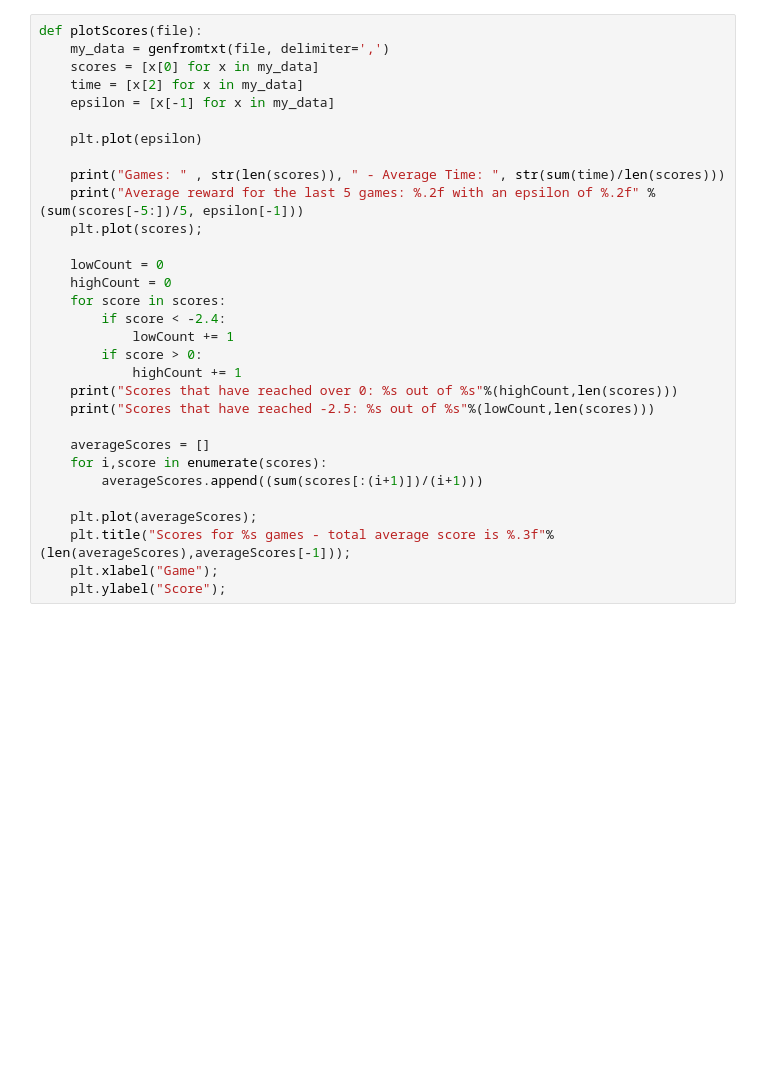
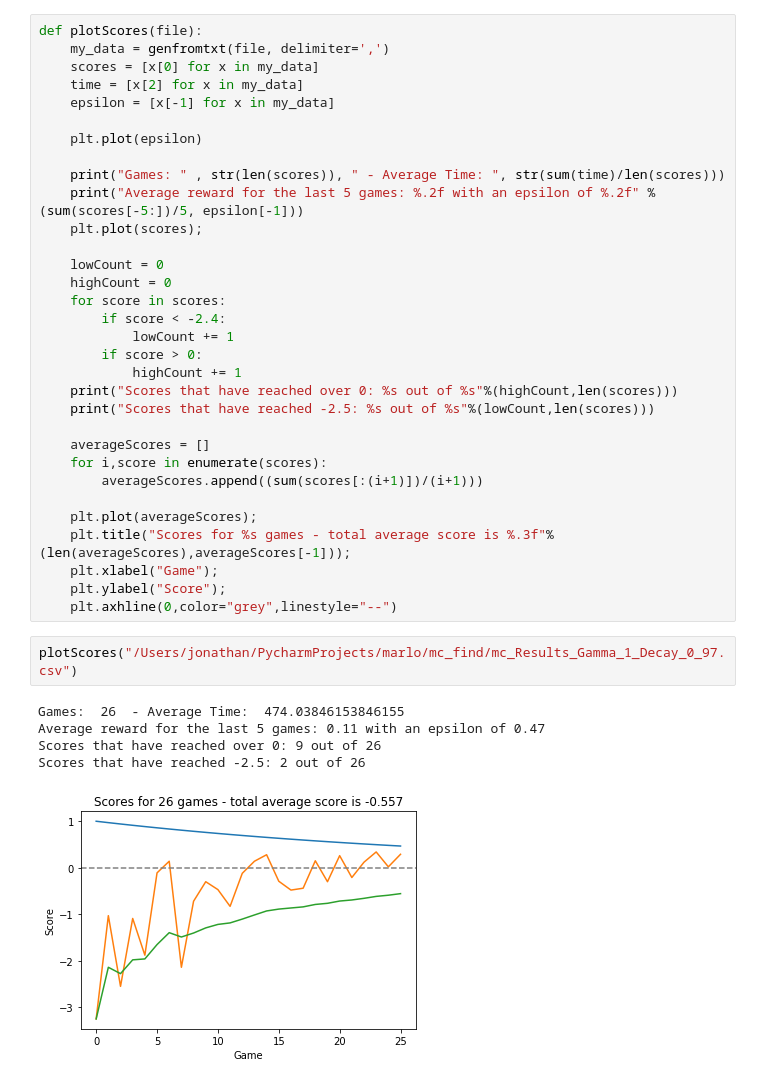
Before and after one commit to mattthelee/Marlo-Double-DQN, a Jupyter notebook: Johnny_looking_data.ipynb, the cells around one changed output. Cells and saved outputs as stored; diff of their text form; blank space fills up the shorter version.

```diff
--- a/Johnny_looking_data.ipynb
+++ b/Johnny_looking_data.ipynb
@@ -104,6 +102,15 @@ def plotScores(file):
     plt.title("Scores for %s games - total average score is %.3f"%(len(averageScores),averageScores[-1]));
     plt.xlabel("Game");
     plt.ylabel("Score");
+    plt.axhline(0,color="grey",linestyle="--")
+# %%
+plotScores("/Users/jonathan/PycharmProjects/marlo/mc_find/mc_Results_Gamma_1_Decay_0_97.csv")
+# %% [output]
+Games:  26  - Average Time:  474.03846153846155
+Average reward for the last 5 games: 0.11 with an epsilon of 0.47
+Scores that have reached over 0: 9 out of 26
+Scores that have reached -2.5: 2 out of 26
+[figure, added]
 # %%
 plotScores("/Users/jonathan/PycharmProjects/marlo/mc_find/mc_Results_Alpha_0_8_Gamma_1_Decay_0_97.csv")
 # %% [output]
```
Also changed, not shown: parts of 5 cells of this notebook, 15 other files.
